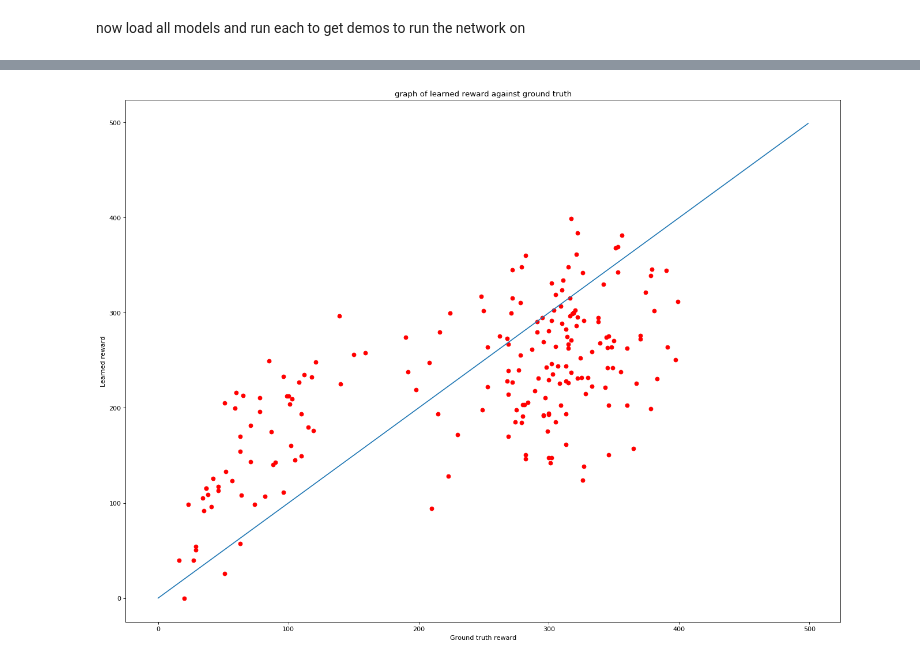
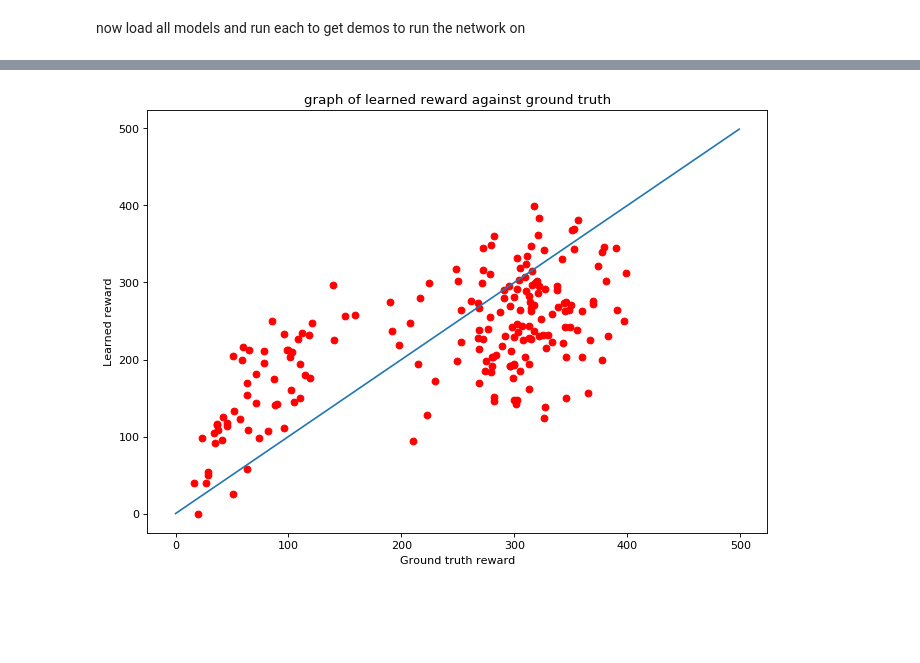
Before and after one commit to ProFrenchToast/comp300, a Jupyter notebook: source/ImprovedBreakoutRewardLog.ipynb, the cells around one changed output, grey strips where cells are left out. Saved outputs shown, nothing was run; the diff lists cells and outputs as text; code cells hidden in the pictures; blank space fills up the shorter version.

Commit message:
Improved notebooks to show better graphs.

```diff
--- a/source/ImprovedBreakoutRewardLog.ipynb
+++ b/source/ImprovedBreakoutRewardLog.ipynb
@@ -151,7 +150,7 @@ from matplotlib.pyplot import figure
 
 print("{},{}".format(maxTrue, maxLearned))
 
-figure(num=None, figsize=(20, 15), dpi=80, facecolor='w', edgecolor='k')
+figure(num=None, figsize=(10, 7), dpi=80, facecolor='w', edgecolor='k')
 plt.scatter(np.array(copyTrue), np.array(copyLearned), c='r')
 plt.plot(np.arange(500), np.arange(500))
 plt.ylabel("Learned reward")
@@ -163,2 +162,2 @@ plt.show()
-[figure, old version]
+[figure, new version]
 # %%
```
Also changed, not shown: parts of 5 cells of this notebook, 1 other file.
